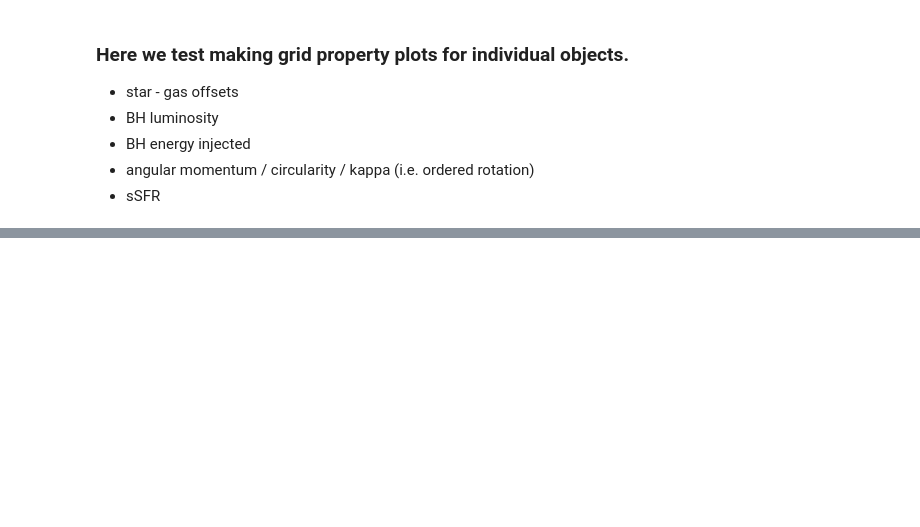
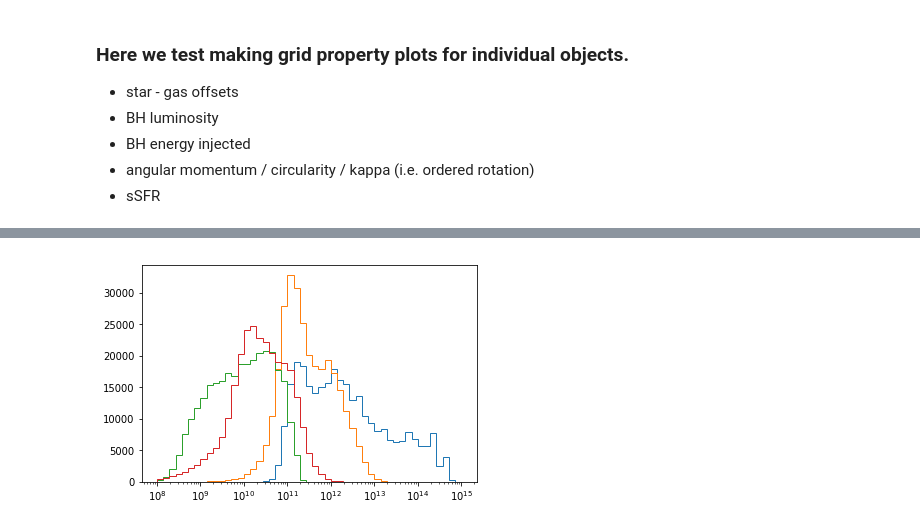
Before and after one commit to Chris-Duckworth/bh_star_gas_misalignment, a Jupyter notebook: local/scripts/testing_notebooks/test_galaxy_grid.ipynb, the cells around one changed output, grey strips where cells are left out. Saved outputs shown, nothing was run; the diff lists cells and outputs as text; code cells hidden in the pictures; blank space fills up the shorter version.

```diff
--- a/local/scripts/testing_notebooks/test_galaxy_grid.ipynb
+++ b/local/scripts/testing_notebooks/test_galaxy_grid.ipynb
@@ -43,3 +46,7 @@ Index(['BH_Mdot', 'BH_mass', 'GasMetallicity', 'SFR', 'branch_snapnum',
 def return_individual_params(subfind_id):
     mask = (merged_tab.root_subfind.values == subfind_id)
     return merged_tab[mask]
+# %%
+# adding column of lookback times.
+
+merged_tab['branch_lookback_time'] = Planck15.lookback_time(merged_tab.branch_z.values).value
@@ -46 +64,15 @@ def return_individual_params(subfind_id):
+# %%
+bins = np.logspace(8, 15)
+
+fig = plt.figure()
+
+plt.hist(merged_tab.halo_mass.values, bins=bins, histtype='step')
+plt.hist(merged_tab.subhalo_mass.values, bins=bins, histtype='step')
+plt.hist(merged_tab.stel_mass.values, bins=bins, histtype='step')
+plt.hist(merged_tab.gas_mass.values, bins=bins, histtype='step')
+
+plt.xscale('log')
+plt.show()
+# %% [output]
+[figure, added]
 # %%
```
Also changed, not shown: parts of 8 cells of this notebook, 1 other file.
